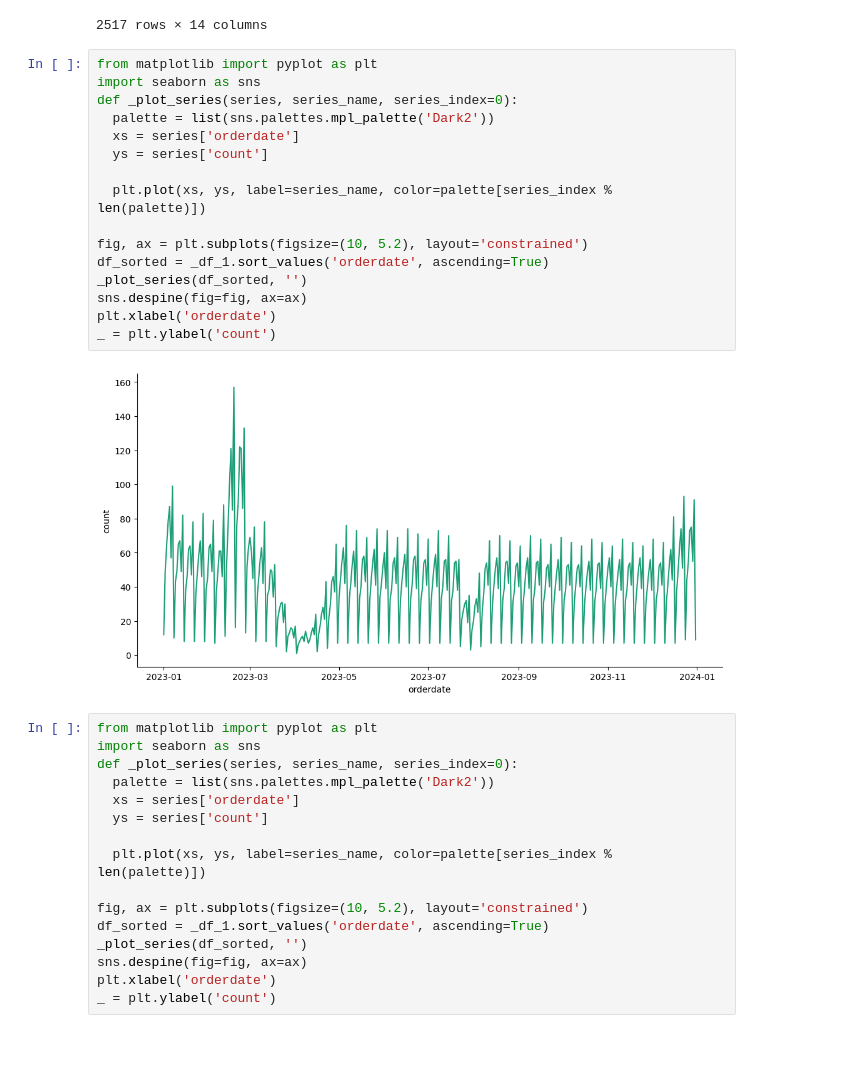
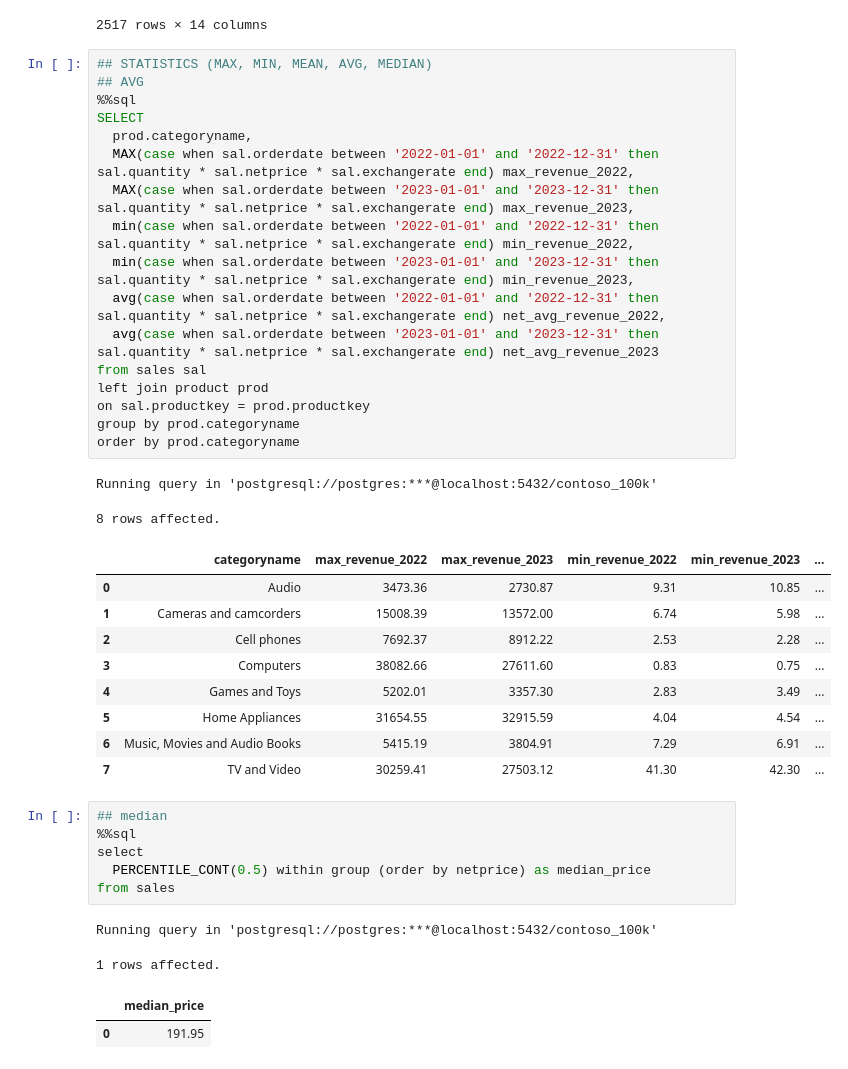
Before and after one commit to TahirJarah/TahirJarah, a Jupyter notebook: Resources/Blank_SQL_Notebook.ipynb, the cells around one changed output. Saved outputs shown, nothing was run; the diff lists cells and outputs as text.

```diff
--- a/Resources/Blank_SQL_Notebook.ipynb
+++ b/Resources/Blank_SQL_Notebook.ipynb
@@ -266,38 +260,44 @@ Running query in 'postgresql://postgres:***@localhost:5432/contoso_100k'
 | 2515 | 2516 | 505029 | Contoso In-Line Coupler E180 Black | Contoso, Ltd | Contoso | Black | ounces | 1.00 | 1.71 | ... |
 | 2516 | 2517 | 505030 | Contoso In-Line Coupler E180 Silver | Contoso, Ltd | Contoso | Silver | ounces | 1.00 | 1.71 | ... |
 2517 rows × 14 columns
-# %%
-from matplotlib import pyplot as plt
-import seaborn as sns
-def _plot_series(series, series_name, series_index=0):
-  palette = list(sns.palettes.mpl_palette('Dark2'))
-  xs = series['orderdate']
-  ys = series['count']
-
-  plt.plot(xs, ys, label=series_name, color=palette[series_index % len(palette)])
-
-fig, ax = plt.subplots(figsize=(10, 5.2), layout='constrained')
-df_sorted = _df_1.sort_values('orderdate', ascending=True)
-_plot_series(df_sorted, '')
-sns.despine(fig=fig, ax=ax)
-plt.xlabel('orderdate')
-_ = plt.ylabel('count')
-# %% [output]
-[figure, removed]
-# %%
-from matplotlib import pyplot as plt
-import seaborn as sns
-def _plot_series(series, series_name, series_index=0):
-  palette = list(sns.palettes.mpl_palette('Dark2'))
-  xs = series['orderdate']
-  ys = series['count']
-
-  plt.plot(xs, ys, label=series_name, color=palette[series_index % len(palette)])
-
-fig, ax = plt.subplots(figsize=(10, 5.2), layout='constrained')
-df_sorted = _df_1.sort_values('orderdate', ascending=True)
-_plot_series(df_sorted, '')
-sns.despine(fig=fig, ax=ax)
-plt.xlabel('orderdate')
-_ = plt.ylabel('count')
+# %%
+## STATISTICS (MAX, MIN, MEAN, AVG, MEDIAN)
+## AVG
+%%sql
+SELECT
+  prod.categoryname,
+  MAX(case when sal.orderdate between '2022-01-01' and '2022-12-31' then sal.quantity * sal.netprice * sal.exchangerate end) max_revenue_2022,
+  MAX(case when sal.orderdate between '2023-01-01' and '2023-12-31' then sal.quantity * sal.netprice * sal.exchangerate end) max_revenue_2023,
+  min(case when sal.orderdate between '2022-01-01' and '2022-12-31' then sal.quantity * sal.netprice * sal.exchangerate end) min_revenue_2022,
+  min(case when sal.orderdate between '2023-01-01' and '2023-12-31' then sal.quantity * sal.netprice * sal.exchangerate end) min_revenue_2023,
+  avg(case when sal.orderdate between '2022-01-01' and '2022-12-31' then sal.quantity * sal.netprice * sal.exchangerate end) net_avg_revenue_2022,
+  avg(case when sal.orderdate between '2023-01-01' and '2023-12-31' then sal.quantity * sal.netprice * sal.exchangerate end) net_avg_revenue_2023
+from sales sal
+left join product prod
+on sal.productkey = prod.productkey
+group by prod.categoryname
+order by prod.categoryname
+# %% [output]
+Running query in 'postgresql://postgres:***@localhost:5432/contoso_100k'
+8 rows affected.
+|  | categoryname | max_revenue_2022 | max_revenue_2023 | min_revenue_2022 | min_revenue_2023 | ... |
+| 0 | Audio | 3473.36 | 2730.87 | 9.31 | 10.85 | ... |
+| 1 | Cameras and camcorders | 15008.39 | 13572.00 | 6.74 | 5.98 | ... |
+| 2 | Cell phones | 7692.37 | 8912.22 | 2.53 | 2.28 | ... |
+| 3 | Computers | 38082.66 | 27611.60 | 0.83 | 0.75 | ... |
+| 4 | Games and Toys | 5202.01 | 3357.30 | 2.83 | 3.49 | ... |
+| 5 | Home Appliances | 31654.55 | 32915.59 | 4.04 | 4.54 | ... |
+| 6 | Music, Movies and Audio Books | 5415.19 | 3804.91 | 7.29 | 6.91 | ... |
+| 7 | TV and Video | 30259.41 | 27503.12 | 41.30 | 42.30 | ... |
+# %%
+## median
+%%sql
+select
+  PERCENTILE_CONT(0.5) within group (order by netprice) as median_price
+from sales
+# %% [output]
+Running query in 'postgresql://postgres:***@localhost:5432/contoso_100k'
+1 rows affected.
+|  | median_price |
+| 0 | 191.95 |
 # %%
```
Also changed, not shown: parts of 9 cells of this notebook.
